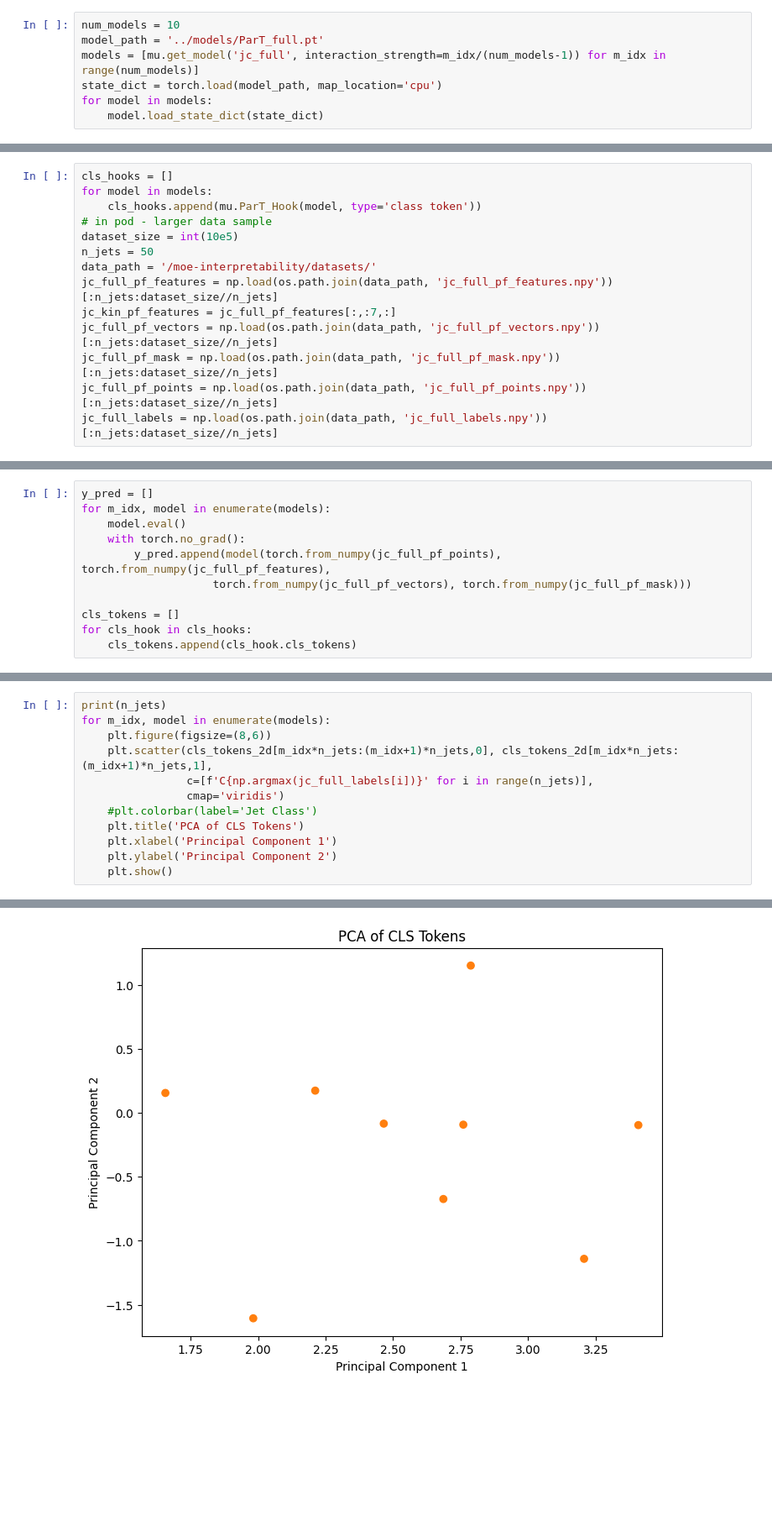
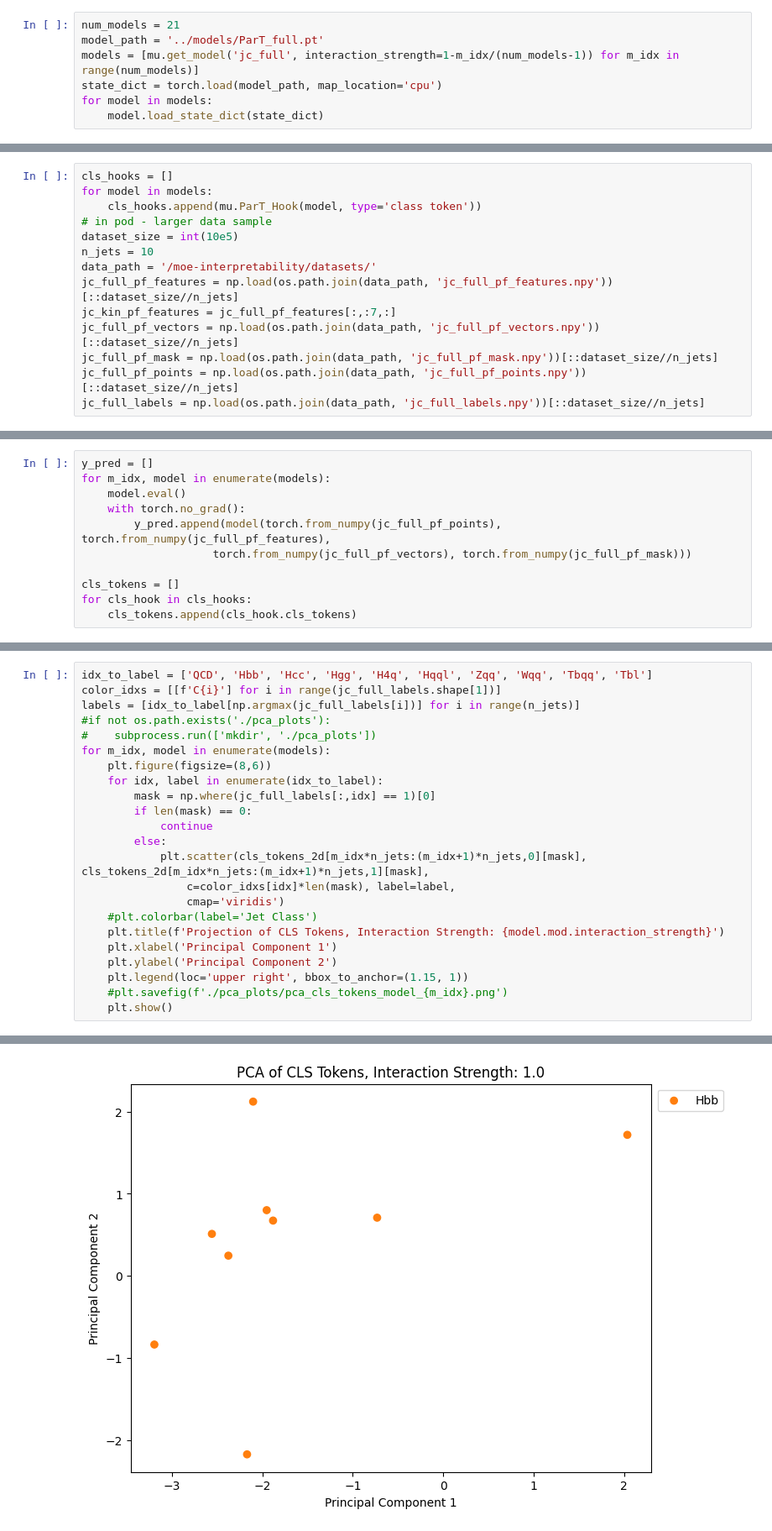
Before and after one commit to tim-legge/Interpreting-Particle-Transformers, a Jupyter notebook: ablation_study/cls_token_analysis.ipynb, the cells around one changed output, grey strips where cells are left out. Shown at 84% size. Drawn from its saved outputs; the diff is of its cells as text; blank space fills up the shorter version.

Commit message:
update class token analysis

```diff
--- a/ablation_study/cls_token_analysis.ipynb
+++ b/ablation_study/cls_token_analysis.ipynb
@@ -47,9 +48,9 @@ import sys
 sys.path.append('../')
 import model_utils as mu
 # %%
-num_models = 10
+num_models = 21
 model_path = '../models/ParT_full.pt'
-models = [mu.get_model('jc_full', interaction_strength=m_idx/(num_models-1)) for m_idx in range(num_models)]
+models = [mu.get_model('jc_full', interaction_strength=1-m_idx/(num_models-1)) for m_idx in range(num_models)]
 state_dict = torch.load(model_path, map_location='cpu')
 for model in models:
     model.load_state_dict(state_dict)
@@ -86,11 +87,11 @@ for model in models:
     cls_hooks.append(mu.ParT_Hook(model, type='class token'))
 # in pod - larger data sample
 dataset_size = int(10e5)
-n_jets = 50
+n_jets = 10
 data_path = '/moe-interpretability/datasets/'
-jc_full_pf_features = np.load(os.path.join(data_path, 'jc_full_pf_features.npy'))[:n_jets:dataset_size//n_jets]
+jc_full_pf_features = np.load(os.path.join(data_path, 'jc_full_pf_features.npy'))[::dataset_size//n_jets]
 jc_kin_pf_features = jc_full_pf_features[:,:7,:]
-jc_full_pf_vectors = np.load(os.path.join(data_path, 'jc_full_pf_vectors.npy'))[:n_jets:dataset_size//n_jets]
-jc_full_pf_mask = np.load(os.path.join(data_path, 'jc_full_pf_mask.npy'))[:n_jets:dataset_size//n_jets]
-jc_full_pf_points = np.load(os.path.join(data_path, 'jc_full_pf_points.npy'))[:n_jets:dataset_size//n_jets]
-jc_full_labels = np.load(os.path.join(data_path, 'jc_full_labels.npy'))[:n_jets:dataset_size//n_jets]
+jc_full_pf_vectors = np.load(os.path.join(data_path, 'jc_full_pf_vectors.npy'))[::dataset_size//n_jets]
+jc_full_pf_mask = np.load(os.path.join(data_path, 'jc_full_pf_mask.npy'))[::dataset_size//n_jets]
+jc_full_pf_points = np.load(os.path.join(data_path, 'jc_full_pf_points.npy'))[::dataset_size//n_jets]
+jc_full_labels = np.load(os.path.join(data_path, 'jc_full_labels.npy'))[::dataset_size//n_jets]
@@ -137,13 +126,24 @@ Explained Variance Ratio:
 # %%
-print(n_jets)
+idx_to_label = ['QCD', 'Hbb', 'Hcc', 'Hgg', 'H4q', 'Hqql', 'Zqq', 'Wqq', 'Tbqq', 'Tbl']
+color_idxs = [[f'C{i}'] for i in range(jc_full_labels.shape[1])]
+labels = [idx_to_label[np.argmax(jc_full_labels[i])] for i in range(n_jets)]
+#if not os.path.exists('./pca_plots'):
+#    subprocess.run(['mkdir', './pca_plots'])
 for m_idx, model in enumerate(models):
     plt.figure(figsize=(8,6))
-    plt.scatter(cls_tokens_2d[m_idx*n_jets:(m_idx+1)*n_jets,0], cls_tokens_2d[m_idx*n_jets:(m_idx+1)*n_jets,1],
-                c=[f'C{np.argmax(jc_full_labels[i])}' for i in range(n_jets)],
+    for idx, label in enumerate(idx_to_label):
+        mask = np.where(jc_full_labels[:,idx] == 1)[0]
+        if len(mask) == 0:
+            continue
+        else:
+            plt.scatter(cls_tokens_2d[m_idx*n_jets:(m_idx+1)*n_jets,0][mask], cls_tokens_2d[m_idx*n_jets:(m_idx+1)*n_jets,1][mask],
+                c=color_idxs[idx]*len(mask), label=label,
                 cmap='viridis')
     #plt.colorbar(label='Jet Class')
-    plt.title('PCA of CLS Tokens')
+    plt.title(f'Projection of CLS Tokens, Interaction Strength: {model.mod.interaction_strength}')
     plt.xlabel('Principal Component 1')
     plt.ylabel('Principal Component 2')
+    plt.legend(loc='upper right', bbox_to_anchor=(1.15, 1))
+    #plt.savefig(f'./pca_plots/pca_cls_tokens_model_{m_idx}.png')
     plt.show()
 # %% [output]
@@ -151 +150 @@ for m_idx, model in enumerate(models):
-[figure, old version]
+[figure, new version]
```
Also changed, not shown: parts of 4 cells of this notebook.
